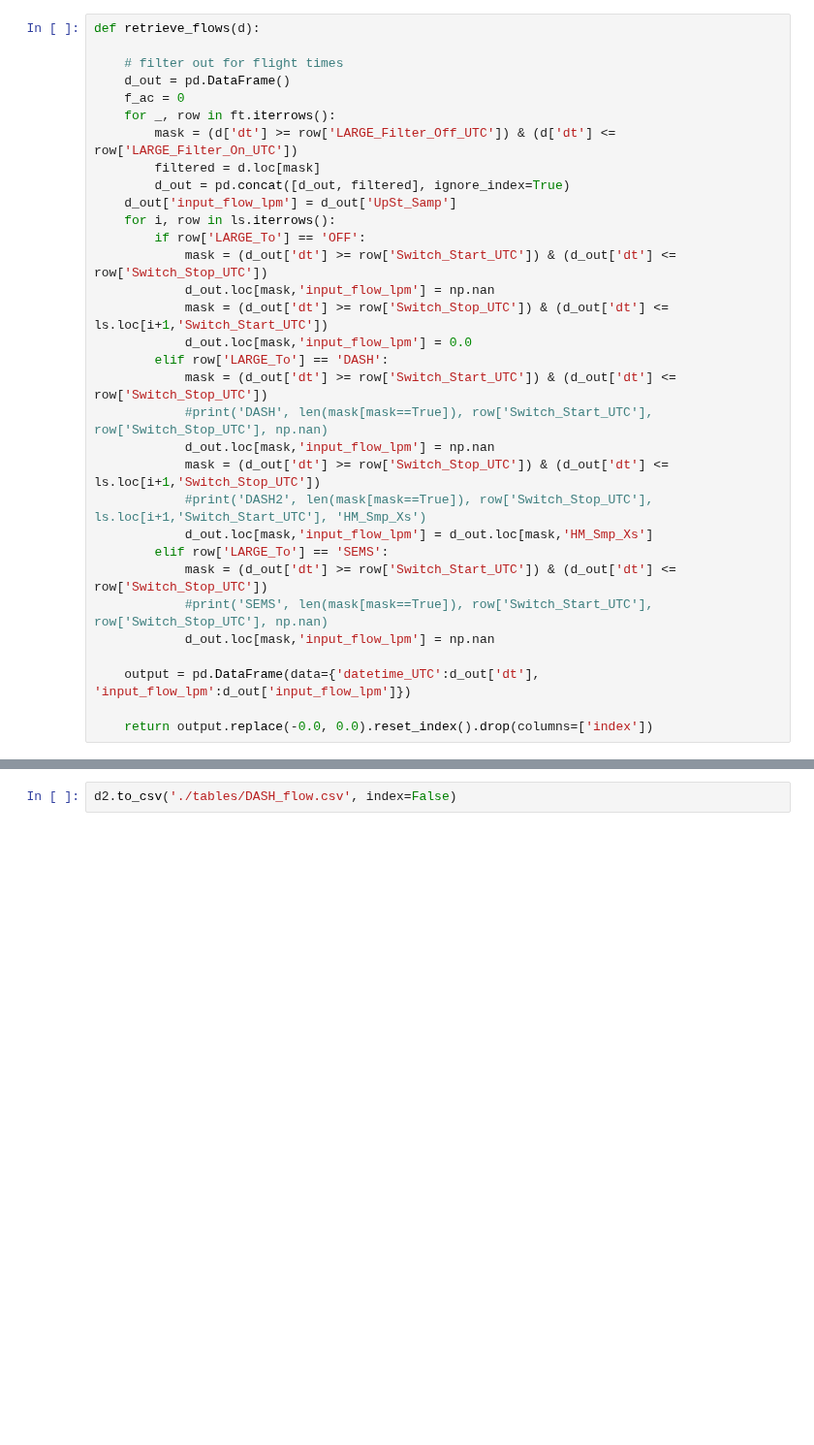
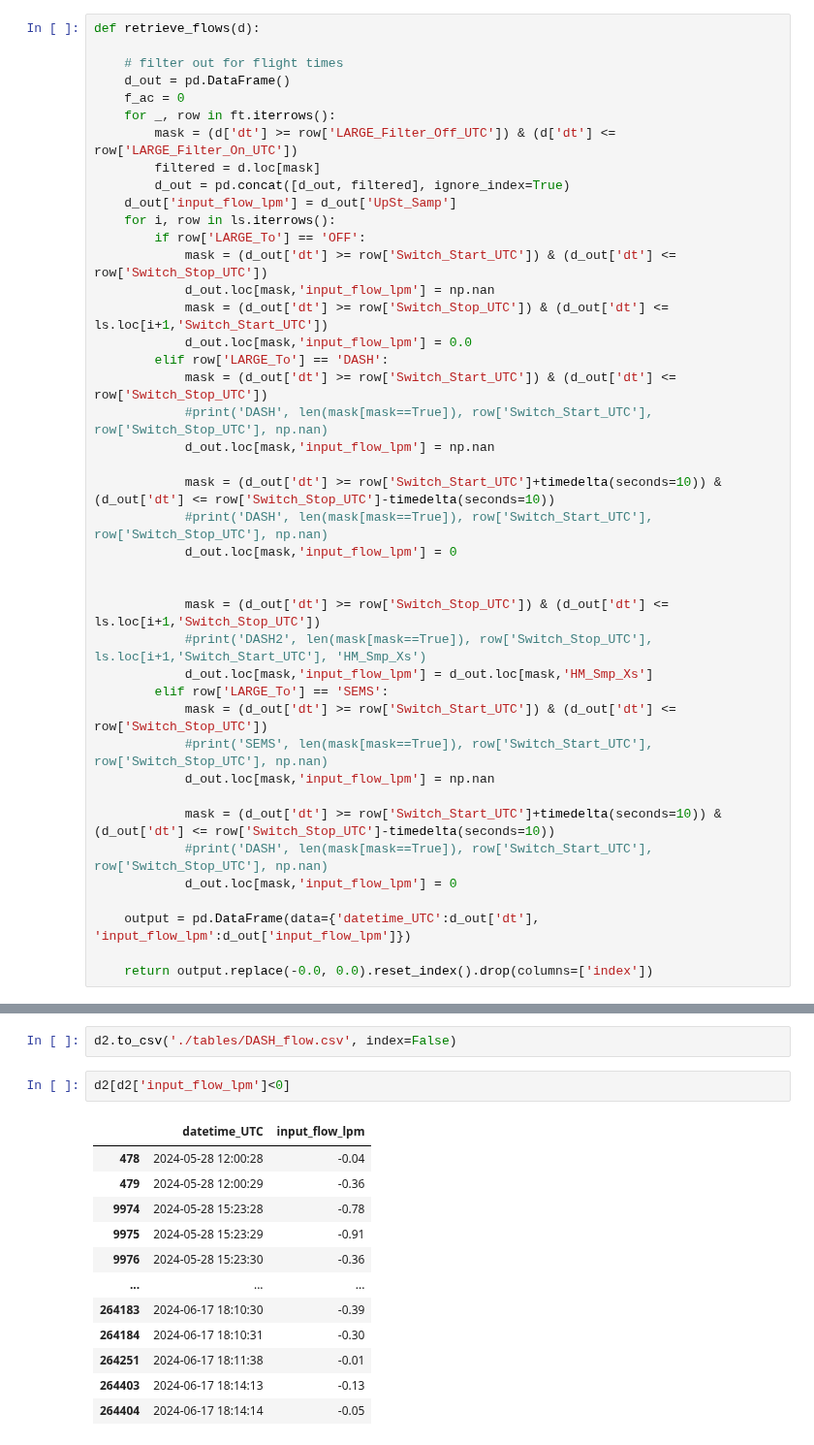
Before and after one commit to csoloff/dash, a Jupyter notebook: export_flows_v2.ipynb, the cells around one changed output, grey strips where cells are left out. Shown at 97% size. Cells and saved outputs as stored; diff of their text form; blank space fills up the shorter version.

```diff
--- a/export_flows_v2.ipynb
+++ b/export_flows_v2.ipynb
@@ -158,6 +178,12 @@ def retrieve_flows(d):
             mask = (d_out['dt'] >= row['Switch_Start_UTC']) & (d_out['dt'] <= row['Switch_Stop_UTC'])
             #print('DASH', len(mask[mask==True]), row['Switch_Start_UTC'], row['Switch_Stop_UTC'], np.nan)
             d_out.loc[mask,'input_flow_lpm'] = np.nan
+
+            mask = (d_out['dt'] >= row['Switch_Start_UTC']+timedelta(seconds=10)) & (d_out['dt'] <= row['Switch_Stop_UTC']-timedelta(seconds=10))
+            #print('DASH', len(mask[mask==True]), row['Switch_Start_UTC'], row['Switch_Stop_UTC'], np.nan)
+            d_out.loc[mask,'input_flow_lpm'] = 0
+
+
             mask = (d_out['dt'] >= row['Switch_Stop_UTC']) & (d_out['dt'] <= ls.loc[i+1,'Switch_Stop_UTC'])
             #print('DASH2', len(mask[mask==True]), row['Switch_Stop_UTC'], ls.loc[i+1,'Switch_Start_UTC'], 'HM_Smp_Xs')
             d_out.loc[mask,'input_flow_lpm'] = d_out.loc[mask,'HM_Smp_Xs']
@@ -166,6 +192,10 @@ def retrieve_flows(d):
             #print('SEMS', len(mask[mask==True]), row['Switch_Start_UTC'], row['Switch_Stop_UTC'], np.nan)
             d_out.loc[mask,'input_flow_lpm'] = np.nan
 
+            mask = (d_out['dt'] >= row['Switch_Start_UTC']+timedelta(seconds=10)) & (d_out['dt'] <= row['Switch_Stop_UTC']-timedelta(seconds=10))
+            #print('DASH', len(mask[mask==True]), row['Switch_Start_UTC'], row['Switch_Stop_UTC'], np.nan)
+            d_out.loc[mask,'input_flow_lpm'] = 0
+
     output = pd.DataFrame(data={'datetime_UTC':d_out['dt'], 'input_flow_lpm':d_out['input_flow_lpm']})
 
     return output.replace(-0.0, 0.0).reset_index().drop(columns=['index'])
@@ -175,3 +205,18 @@ d = read_all_data()
 d2 = retrieve_flows(d)
 # %%
 d2.to_csv('./tables/DASH_flow.csv', index=False)
+# %%
+d2[d2['input_flow_lpm']<0]
+# %% [output]
+|  | datetime_UTC | input_flow_lpm |
+| 478 | 2024-05-28 12:00:28 | -0.04 |
+| 479 | 2024-05-28 12:00:29 | -0.36 |
+| 9974 | 2024-05-28 15:23:28 | -0.78 |
+| 9975 | 2024-05-28 15:23:29 | -0.91 |
+| 9976 | 2024-05-28 15:23:30 | -0.36 |
+| ... | ... | ... |
+| 264183 | 2024-06-17 18:10:30 | -0.39 |
+| 264184 | 2024-06-17 18:10:31 | -0.30 |
+| 264251 | 2024-06-17 18:11:38 | -0.01 |
+| 264403 | 2024-06-17 18:14:13 | -0.13 |
+| 264404 | 2024-06-17 18:14:14 | -0.05 |
```
Also changed, not shown: parts of 3 cells of this notebook.
